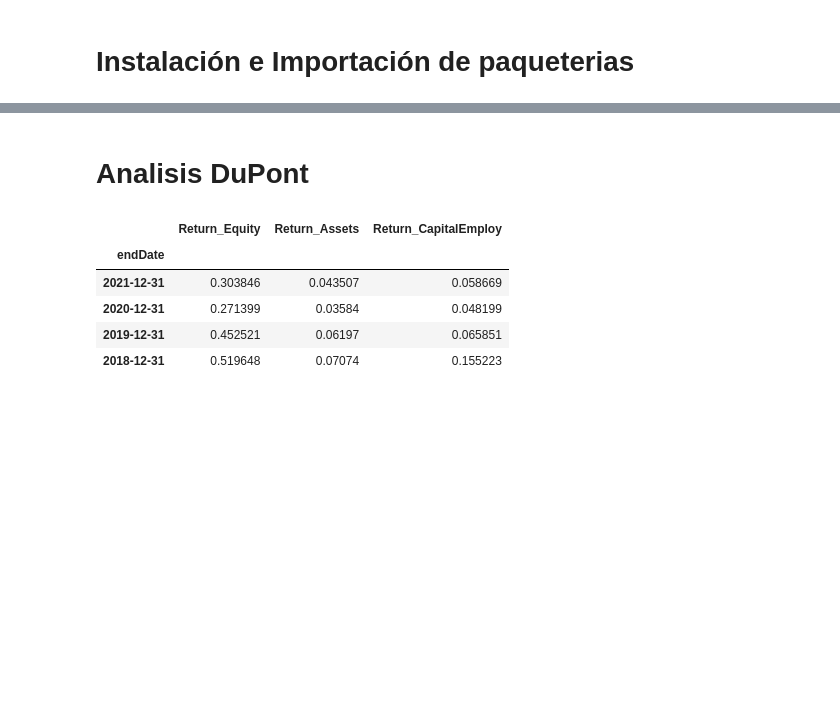
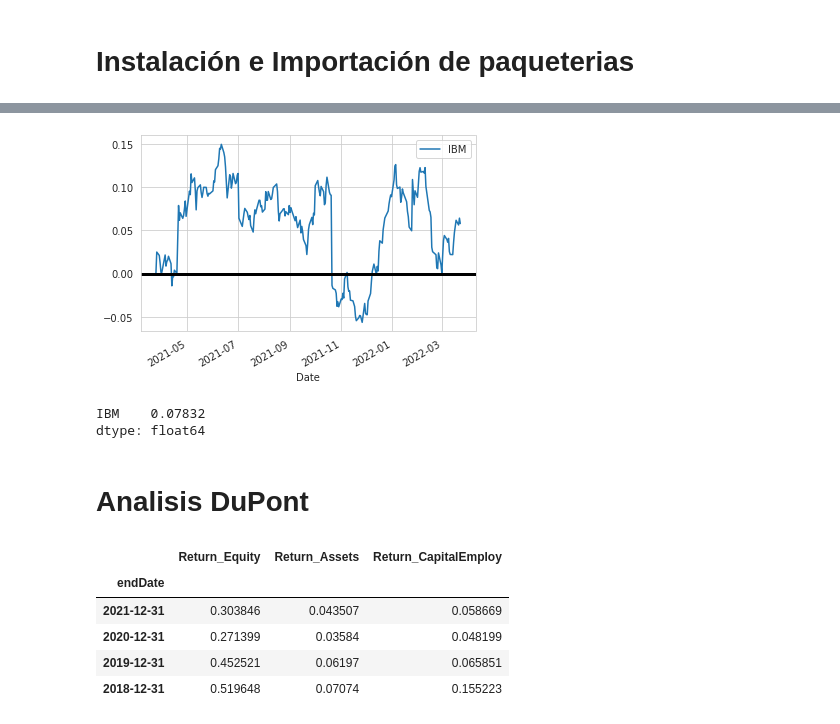
Before and after one commit to lorenzo1285/Analisis_Fianaciero, a Jupyter notebook: Cash_convertion_cycle.ipynb, the cells around one changed output, grey strips where cells are left out. Drawn from its saved outputs; the diff is of its cells as text; code cells hidden in the pictures; blank space fills up the shorter version.

```diff
--- a/Cash_convertion_cycle.ipynb
+++ b/Cash_convertion_cycle.ipynb
@@ -22,0 +25,7 @@ ra = FinRatioAnalysis('IBM')
+# %%
+d_1 =  {'Name':[ 'IBM'],
+
+      'Allocation':[100]
+        }
+df_1 = pd.DataFrame(data=d_1)
+df_1.head()
@@ -22,0 +35,10 @@ ra = FinRatioAnalysis('IBM')
+# %%
+from finquant.portfolio import build_portfolio
+names = df_1['Name'].to_list()
+start_date = '2021-03-25'
+end_date = '2022-03-24'
+pf = build_portfolio(names= names,
+                     pf_allocation=df_1,
+                     start_date= start_date,
+                     end_date=end_date,
+                     data_api="yfinance")
@@ -23,3 +70,14 @@ ra = FinRatioAnalysis('IBM')
+# %%
+pf.comp_cumulative_returns().plot().axhline(y = 0, color = "black", lw = 3)
+plt.rcParams["figure.figsize"] = (12, 12)
+plt.show()
+# %% [output]
+[figure, added]
+# %%
+pf.comp_mean_returns(freq=252)
+# %% [output]
+IBM    0.07832
+dtype: float64
 # %% [markdown]
 # Analisis DuPont
 # %%
```
Also changed, not shown: parts of 9 cells of this notebook.
